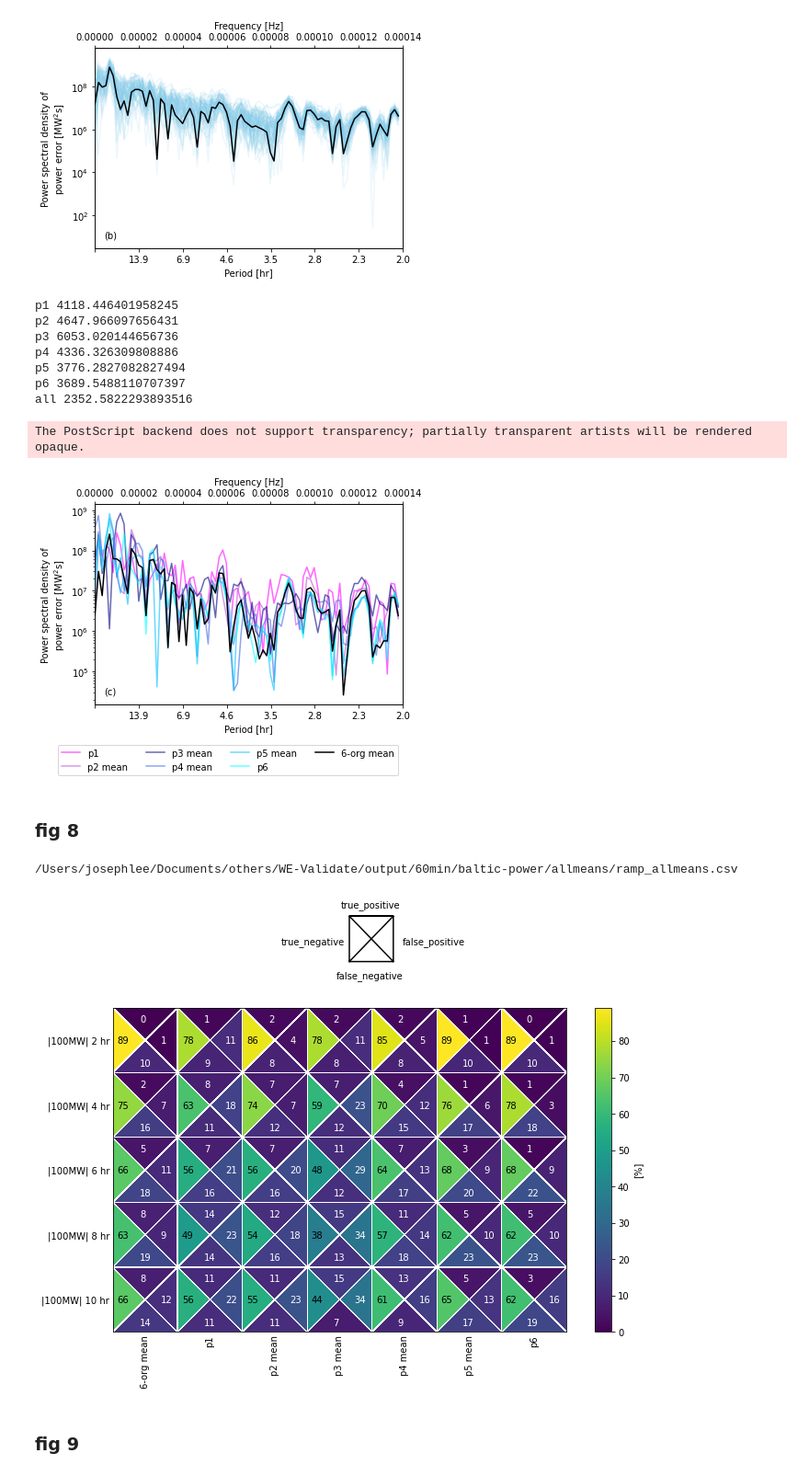
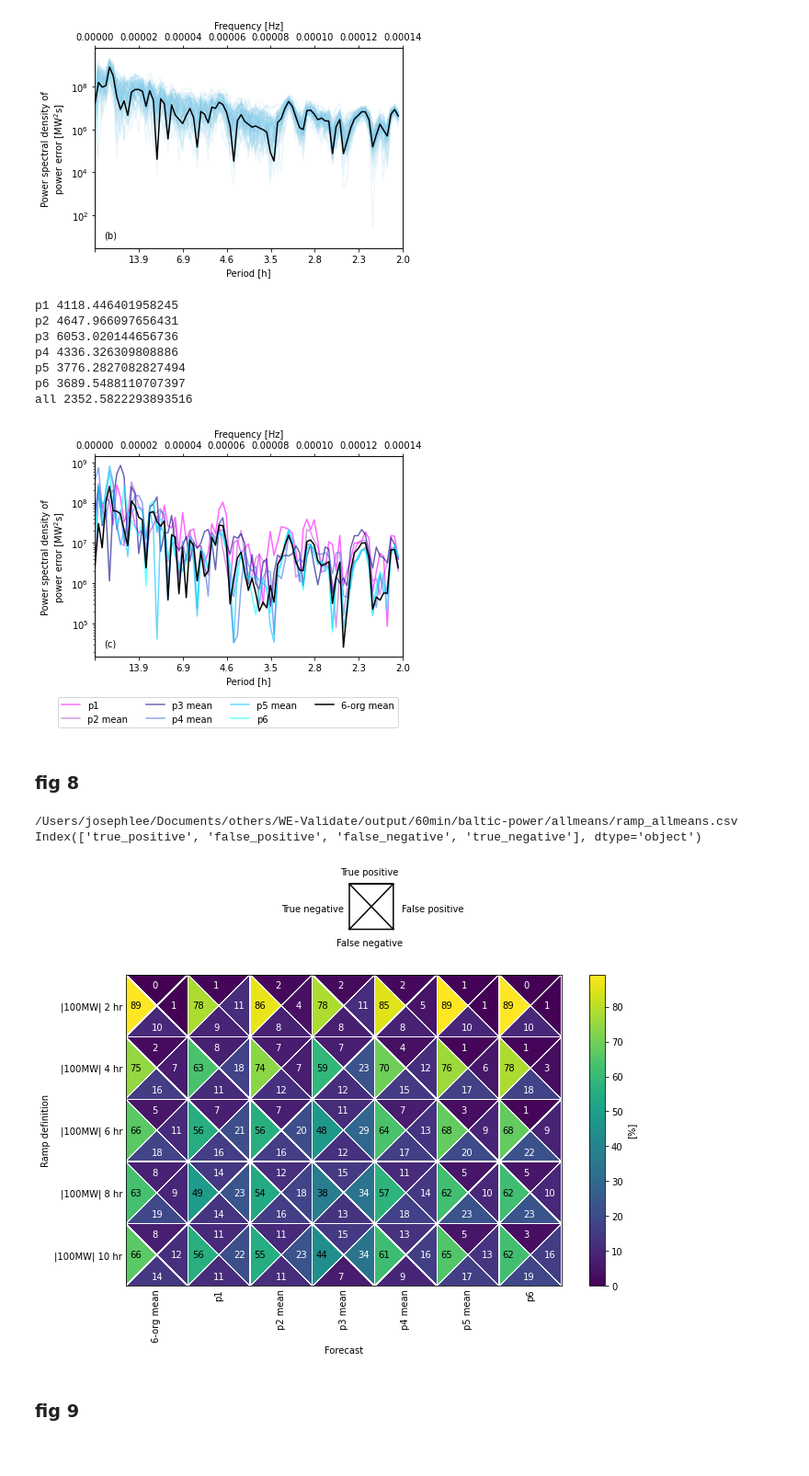
Before and after one commit to a2edap/WE-Validate, a Jupyter notebook: notebooks/y_pub_figs.ipynb, the cells around one changed output. Shown at 92% size. Cells and saved outputs as stored; diff of their text form; code cells hidden in the pictures.

Commit message:
Update publication figs code

```diff
--- a/notebooks/y_pub_figs.ipynb
+++ b/notebooks/y_pub_figs.ipynb
@@ -823,7 +823,7 @@ for ind, org in zip([0,1,2,4,5,6,7], list(np.sort(rankae_df.columns)[1:])+[np.so
 
     if ind == 6:
         ax[ind].legend(patches, ranks_list, ncol=len(ranks_list), bbox_to_anchor=(1.45, -0.05),
-                       title='rank')
+                       title='Rank')
 
     ax[ind].text(0.1, 0.94, '('+p_label_list[ind]+')', transform=ax[ind].transAxes)
 
@@ -1029,10 +1033,6 @@ p5-49 3514.07698705686
 p5-61 3626.740893270075
 [figure]
 # %%
-means_ts = read_ts_df('baltic-power/allmeans', 'allmeans', sub='60min')
-means_ts.dropna(inplace=True)
-means_ts = means_ts['78.25']
-
 def plot_sq_p_error_spectrum(p, p_color, alpha=0.6, label=None):
 
     p_diff = (means_ts[p+'m'][p+'m_power'] - means_ts['p1m']['baltic_power'])
@@ -1100,7 +1100,7 @@ ax.xaxis.set_major_locator(mticker.FixedLocator(ticks_loc))
 ax.set_xticklabels(bottom_xticks[:-1])
 
 ax2.set_xlabel('Frequency [Hz]')
-ax.set_xlabel('Period [hr]')
+ax.set_xlabel('Period [h]')
 ax.set_ylabel(r'Power spectral density of''\n''power error [MW${^2}$s]')
 # plt.title('Squared power error power spectrum of 5 organizations and mean')
 
@@ -1120,7 +1120,6 @@ p4 4336.326309808886
 p5 3776.2827082827494
 p6 3689.5488110707397
 all 2352.5822293893516
-The PostScript backend does not support transparency; partially transparent artists will be rendered opaque.
 [figure]
 # %% [markdown]
 ### fig 8
@@ -1280,11 +1279,13 @@ def plot_2x2(ps_df, s_df, legend, title_txt, log=False):
     ax.set_aspect('equal', 'box')  # square cells
     plt.colorbar(imgs[3], ax=ax, label='[%]')
 #     ax.set_title(title_txt, pad=8)
+    ax.set_ylabel('Ramp definition')
+    ax.set_xlabel('Forecast')
 
     plt.tight_layout()
 
-    plt.savefig('../publication/plot/Fig8.pdf')
-    plt.savefig('../publication/plot/Fig8.eps')
+    plt.savefig('../publication/plot/Fig8.pdf', bbox_inches='tight')
+    plt.savefig('../publication/plot/Fig8.eps', bbox_inches='tight')
 
     plt.show()
 
@@ -1299,40 +1300,47 @@ def triangulation_for_triheatmap(m, n):
     triangles_top = [(i+j * (m+1), i+1+j * (m+1), cstart+i+j*m)
                   for j in range(n) for i in range(m)]
     triangles_right = [(i+1+j * (m+1), i+1+(j+1) * (m+1), cstart+i+j*m)
                   for j in range(n) for i in range(m)]
     triangles_bot = [(i+1+(j+1) * (m+1), i+(j+1) * (m+1), cstart+i+j*m)
                   for j in range(n) for i in range(m)]
     triangles_left = [(i+(j+1) * (m+1), i+j * (m+1), cstart+i+j*m)
                   for j in range(n) for i in range(m)]
 
     return [Triangulation(x, y, triangles)
             for triangles in [triangles_top, triangles_right, triangles_bot, triangles_left]]
 
 def plot_allramps_contin_legend(txt_list):
 
     fig, ax = plt.subplots(figsize=(12, 1))
 
     ax.plot((0, 0, 1, 1, 0, 1, 0, 1), (0, 1, 1, 0, 0, 1, 1, 0), c='k')
 
+    print(txt_list)
+
     ax.set_xlim(-7, 7)
-    ax.text(-1.55, 0.4, txt_list[3], c='k')
-    ax.text(-0.2, 1.2, txt_list[0], c='k')
-    ax.text(1.2, 0.4, txt_list[1], c='k')
-    ax.text(-0.3, -0.35, txt_list[2], c='k')
+    # ax.text(-1.55, 0.4, txt_list[3], c='k')
+    # ax.text(-0.2, 1.2, txt_list[0], c='k')
+    # ax.text(1.2, 0.4, txt_list[1], c='k')
+    # ax.text(-0.3, -0.35, txt_list[2], c='k')
+
+    ax.text(-1.55, 0.4, 'True negative', c='k')
+    ax.text(-0.2, 1.2, 'True positive', c='k')
+    ax.text(1.2, 0.4, 'False positive', c='k')
+    ax.text(-0.3, -0.35, 'False negative', c='k')
 
     ax.axis(False) # set to True to see where to put plot
-
 
     plt.savefig('../publication/plot/Fig8legend.pdf', bbox_inches='tight')
     plt.savefig('../publication/plot/Fig8legend.eps', bbox_inches='tight')
 
     plt.show()
 
 rdf, rdf_2x2, srdf, p_srdf = get_2x2_allmeanramps_plot('baltic-power', 78.25)
 # %% [output]
 /Users/josephlee/Documents/others/WE-Validate/output/60min/baltic-power/allmeans/ramp_allmeans.csv
+Index(['true_positive', 'false_positive', 'false_negative', 'true_negative'], dtype='object')
-[figure, old version]
+[figure, new version]
-[figure, old version]
+[figure, new version]
 # %% [markdown]
 ### fig 9
 # %%
```
Also changed, not shown: parts of 14 cells of this notebook.
